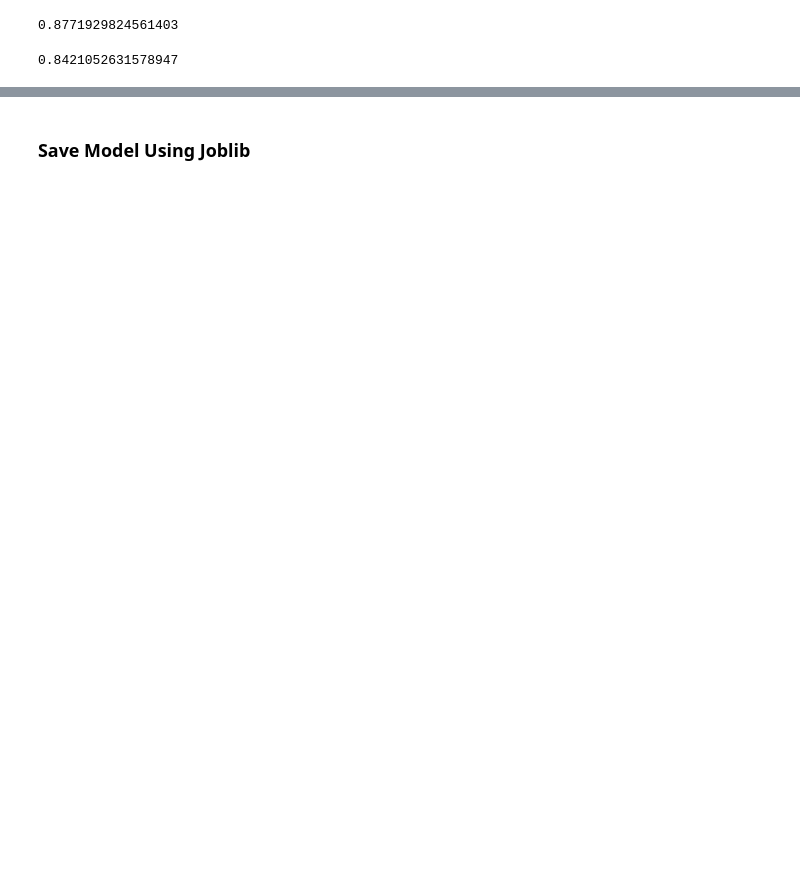
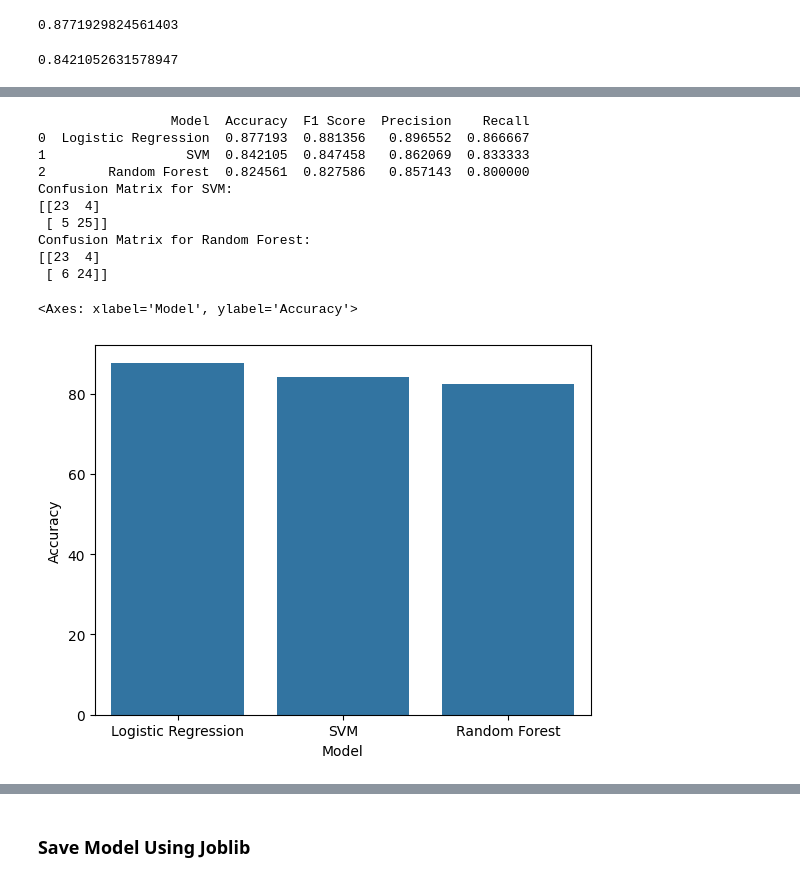
Before and after one commit to Sulavsir/Major_Project, a Jupyter notebook: Flask_disease_ML/Predict_HeartDisease.ipynb, the cells around one changed output, grey strips where cells are left out. Cells and saved outputs as stored; diff of their text form; code cells hidden in the pictures; blank space fills up the shorter version.

```diff
--- a/Flask_disease_ML/Predict_HeartDisease.ipynb
+++ b/Flask_disease_ML/Predict_HeartDisease.ipynb
@@ -626,50 +698,40 @@ print(cm)
 # %%
-#import pandas as pd
-# import seaborn as sns
-# from sklearn.linear_model import LogisticRegression
-# from sklearn import svm
-# from sklearn.ensemble import RandomForestClassifier
-# from sklearn.metrics import accuracy_score, f1_score, precision_score, recall_score, confusion_matrix
+# Calculate accuracy, F1, precision, recall for all models
+metrics = {
+    'Model': ['Logistic Regression', 'SVM', 'Random Forest'],
+    'Accuracy': [accuracy_score(y_test, y_pred1), accuracy_score(y_test, y_pred2), accuracy_score(y_test, y_pred3)],
+    'F1 Score': [f1_score(y_test, y_pred1), f1_score(y_test, y_pred2), f1_score(y_test, y_pred3)],
+    'Precision': [precision_score(y_test, y_pred1), precision_score(y_test, y_pred2), precision_score(y_test, y_pred3)],
+    'Recall': [recall_score(y_test, y_pred1), recall_score(y_test, y_pred2), recall_score(y_test, y_pred3)],
+}
+# Create a DataFrame to display the results
+metrics_df = pd.DataFrame(metrics)
 
-# # Logistic Regression
-# log = LogisticRegression()
-# log.fit(X_train, y_train)
-# y_pred1 = log.predict(X_test)
+# Print the metrics
+print(metrics_df)
 
-# # SVM
-# svm_model = svm.SVC()
-# svm_model.fit(X_train, y_train)
-# y_pred2 = svm_model.predict(X_test)
+# Confusion Matrix for SVM
+cm_svm = confusion_matrix(y_test, y_pred2)
+print("Confusion Matrix for SVM:")
+print(cm_svm)
 
-# # Random Forest Classifier
-# rf_model = RandomForestClassifier()
-# rf_model.fit(X_train, y_train)
-# y_pred3 = rf_model.predict(X_test)
+# Confusion Matrix for Random Forest
+cm_rf = confusion_matrix(y_test, y_pred3)
+print("Confusion Matrix for Random Forest:")
+print(cm_rf)
 
-# # Calculate accuracy, F1, precision, recall for all models
-# metrics = {
-#     'Model': ['Logistic Regression', 'SVM', 'Random Forest'],
-#     'Accuracy': [accuracy_score(y_test, y_pred1), accuracy_score(y_test, y_pred2), accuracy_score(y_test, y_pred3)],
-#     'F1 Score': [f1_score(y_test, y_pred1), f1_score(y_test, y_pred2), f1_score(y_test, y_pred3)],
-#     'Precision': [precision_score(y_test, y_pred1), precision_score(y_test, y_pred2), precision_score(y_test, y_pred3)],
-#     'Recall': [recall_score(y_test, y_pred1), recall_score(y_test, y_pred2), recall_score(y_test, y_pred3)],
-# }
-
-# # Create a DataFrame to display the results
-# metrics_df = pd.DataFrame(metrics)
-
-# # Print the metrics
-# print(metrics_df)
-
-# # Confusion Matrix for SVM
-# cm_svm = confusion_matrix(y_test, y_pred2)
-# print("Confusion Matrix for SVM:")
-# print(cm_svm)
-
-# # Confusion Matrix for Random Forest
-# cm_rf = confusion_matrix(y_test, y_pred3)
-# print("Confusion Matrix for Random Forest:")
-# print(cm_rf)
-
-# # Plot bar chart for accuracy comparison
-# sns.barplot(x=metrics_df['Model'], y=metrics_df['Accuracy']*100)  # Multiply by 100 for percentage
+# Plot bar chart for accuracy comparison
+sns.barplot(x=metrics_df['Model'], y=metrics_df['Accuracy']*100)  # Multiply by 100 for percentage
+# %% [output]
+                 Model  Accuracy  F1 Score  Precision    Recall
+0  Logistic Regression  0.877193  0.881356   0.896552  0.866667
+1                  SVM  0.842105  0.847458   0.862069  0.833333
+2        Random Forest  0.824561  0.827586   0.857143  0.800000
+Confusion Matrix for SVM:
+[[23  4]
+ [ 5 25]]
+Confusion Matrix for Random Forest:
+[[23  4]
+ [ 6 24]]
+<Axes: xlabel='Model', ylabel='Accuracy'>
+[figure, added]
```
Also changed, not shown: parts of 15 cells of this notebook, 5 other files.
